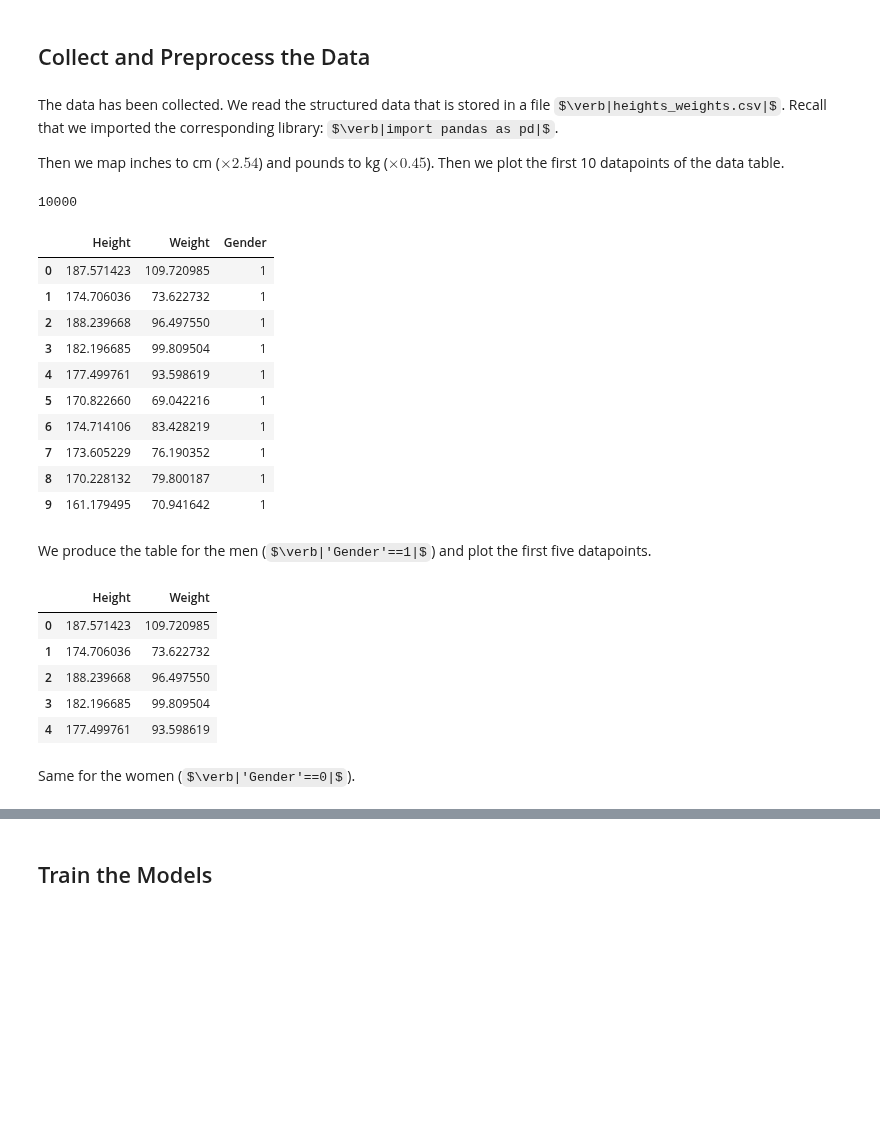
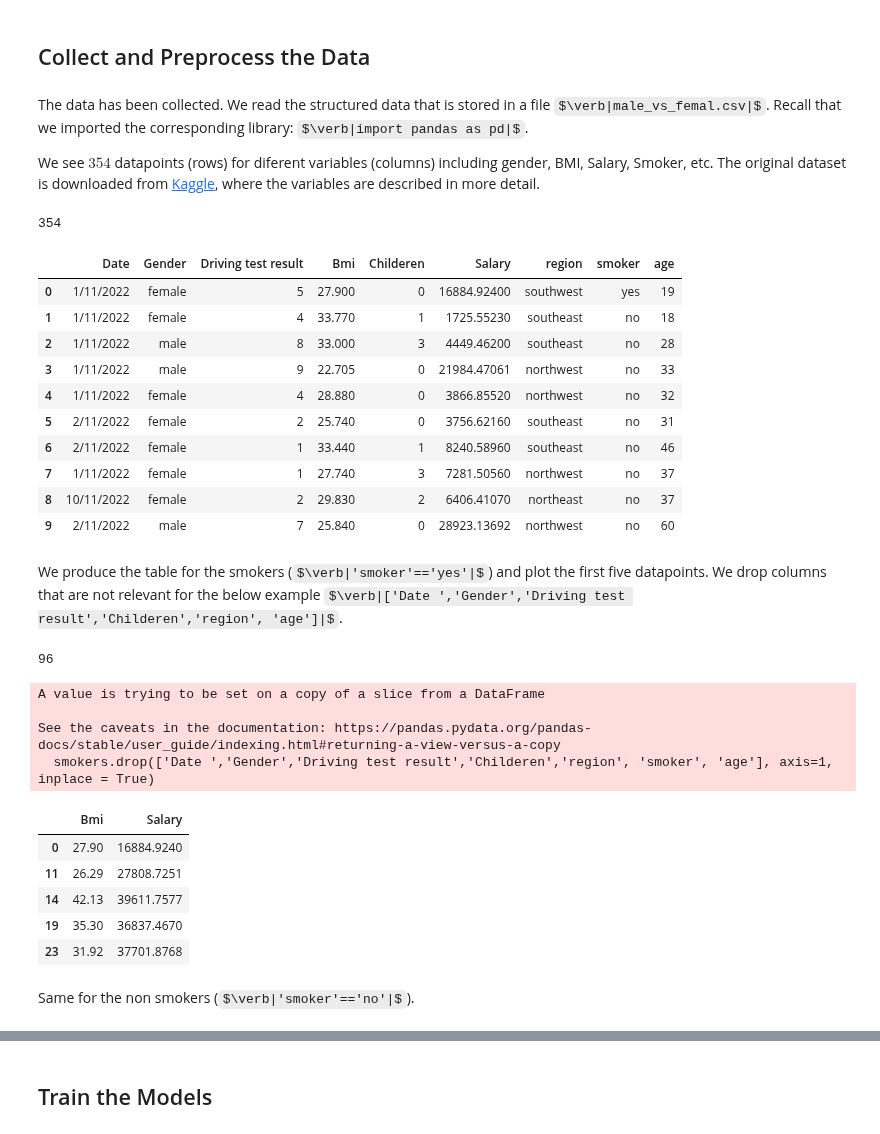
Before and after one commit to WelfLowe/ML4non-programmers, a Jupyter notebook: AI_Technology_Introduction_II.ipynb, the cells around one changed output, grey strips where cells are left out. Drawn from its saved outputs; the diff is of its cells as text; code cells hidden in the pictures; some formulas as TeX source; blank space fills up the shorter version.

```diff
--- a/AI_Technology_Introduction_II.ipynb
+++ b/AI_Technology_Introduction_II.ipynb
@@ -15,45 +15,48 @@ import seaborn as sn
 # %% [markdown]
 ## Collect and Preprocess the Data
 # %% [markdown]
-The data has been collected. We read the structured data that is stored in a file $\verb|heights_weights.csv|$. Recall that we imported the corresponding library: $\verb|import pandas as pd|$.
+The data has been collected. We read the structured data that is stored in a file $\verb|male_vs_femal.csv|$. Recall that we imported the corresponding library: $\verb|import pandas as pd|$.
 
-Then we map inches to cm ($\times 2.54$) and pounds to kg ($\times 0.45$). Then we plot the first 10 datapoints of the data table.
+We see $354$ datapoints (rows) for diferent variables (columns) including gender, BMI, Salary, Smoker, etc. The original dataset is downloaded from [Kaggle](https://www.kaggle.com/datasets/moslemcapo/male-vs-female), where the variables are described in more detail.
 # %%
-data_url = "https://raw.githubusercontent.com/WelfLowe/ML4non-programmers/main/heights_weights.csv"
+data_url = "https://raw.githubusercontent.com/WelfLowe/ML4non-programmers/main/male_vs_female.csv"
 data = pd.read_csv(data_url)
 
-#For local file access in a Jupyter Notebook use this line instead
-#data = pd.read_csv (r'./heights_weights.csv')
-data['Height'] = data['Height'].map(lambda x: x * 2.54)
-data['Weight'] = data['Weight'].map(lambda x: x * 0.453592)
 print(data.shape[0])
 data.head(10)
 # %% [output]
-10000
+354
-|  | Height | Weight | Gender |
-| 0 | 187.571423 | 109.720985 | 1 |
-| 1 | 174.706036 | 73.622732 | 1 |
-| 2 | 188.239668 | 96.497550 | 1 |
-| 3 | 182.196685 | 99.809504 | 1 |
-| 4 | 177.499761 | 93.598619 | 1 |
-| 5 | 170.822660 | 69.042216 | 1 |
-| 6 | 174.714106 | 83.428219 | 1 |
-| 7 | 173.605229 | 76.190352 | 1 |
-| 8 | 170.228132 | 79.800187 | 1 |
-| 9 | 161.179495 | 70.941642 | 1 |
+|  | Date | Gender | Driving test result | Bmi | Childeren | Salary | region | smoker | age |
+| 0 | 1/11/2022 | female | 5 | 27.900 | 0 | 16884.92400 | southwest | yes | 19 |
+| 1 | 1/11/2022 | female | 4 | 33.770 | 1 | 1725.55230 | southeast | no | 18 |
+| 2 | 1/11/2022 | male | 8 | 33.000 | 3 | 4449.46200 | southeast | no | 28 |
+| 3 | 1/11/2022 | male | 9 | 22.705 | 0 | 21984.47061 | northwest | no | 33 |
+| 4 | 1/11/2022 | female | 4 | 28.880 | 0 | 3866.85520 | northwest | no | 32 |
+| 5 | 2/11/2022 | female | 2 | 25.740 | 0 | 3756.62160 | southeast | no | 31 |
+| 6 | 2/11/2022 | female | 1 | 33.440 | 1 | 8240.58960 | southeast | no | 46 |
+| 7 | 1/11/2022 | female | 1 | 27.740 | 3 | 7281.50560 | northwest | no | 37 |
+| 8 | 10/11/2022 | female | 2 | 29.830 | 2 | 6406.41070 | northeast | no | 37 |
+| 9 | 2/11/2022 | male | 7 | 25.840 | 0 | 28923.13692 | northwest | no | 60 |
 # %% [markdown]
-We produce the table for the men ($\verb|'Gender'==1|$) and plot the first five datapoints.
+We produce the table for the smokers ($\verb|'smoker'=='yes'|$) and plot the first five datapoints. We drop columns that are not relevant for the below example $\verb|['Date ','Gender','Driving test result','Childeren','region', 'age']|$.
-# %%
-male =  data['Gender']==1
-males = data[male]
-males = males.drop('Gender', axis=1)
-males.head()
-# %% [output]
-|  | Height | Weight |
-| 0 | 187.571423 | 109.720985 |
-| 1 | 174.706036 | 73.622732 |
-| 2 | 188.239668 | 96.497550 |
-| 3 | 182.196685 | 99.809504 |
-| 4 | 177.499761 | 93.598619 |
+# %%
+does_smoke = data['smoker']=='yes'
+smokers = data[does_smoke]
+smokers.drop(['Date ','Gender','Driving test result','Childeren','region', 'smoker', 'age'], axis=1, inplace = True)
+
+print(smokers.shape[0])
+smokers.head()
+# %% [output]
+96
+A value is trying to be set on a copy of a slice from a DataFrame
+
+See the caveats in the documentation: https://pandas.pydata.org/pandas-docs/stable/user_guide/indexing.html#returning-a-view-versus-a-copy
+  smokers.drop(['Date ','Gender','Driving test result','Childeren','region', 'smoker', 'age'], axis=1, inplace = True)
+|  | Bmi | Salary |
+| 0 | 27.90 | 16884.9240 |
+| 11 | 26.29 | 27808.7251 |
+| 14 | 42.13 | 39611.7577 |
+| 19 | 35.30 | 36837.4670 |
+| 23 | 31.92 | 37701.8768 |
 # %% [markdown]
-Same for the women ($\verb|'Gender'==0|$).
+Same for the non smokers ($\verb|'smoker'=='no'|$).
```
Also changed, not shown: parts of 15 cells of this notebook.
